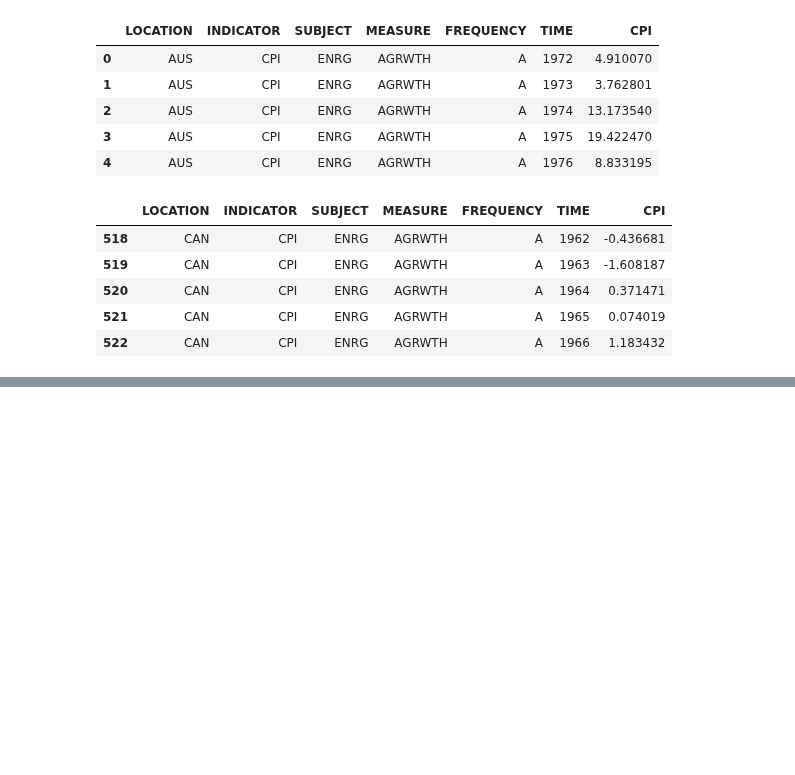
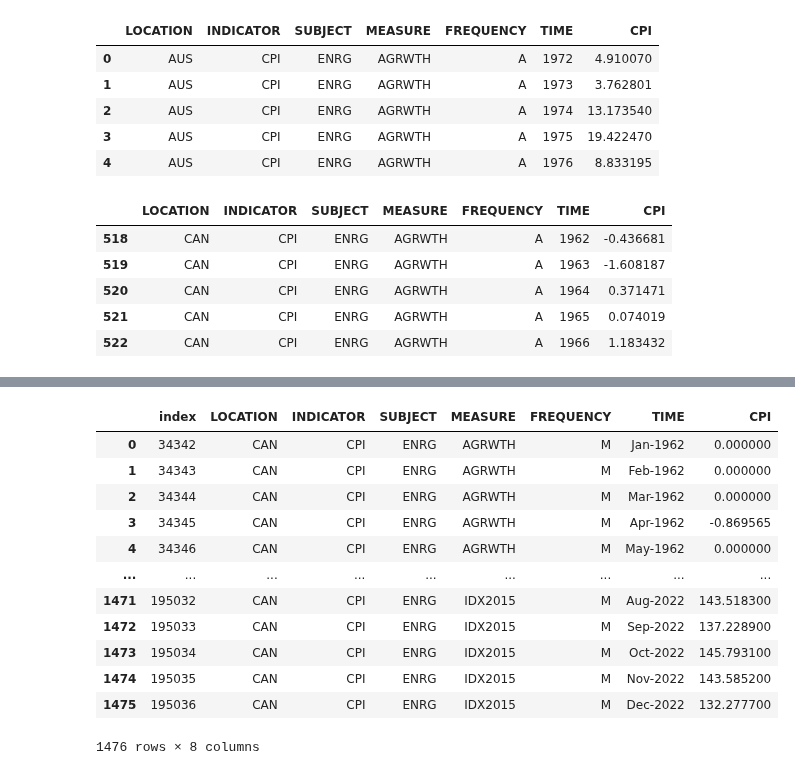
Before and after one commit to ubco-W2022T2-data301/project-group-group19, a Jupyter notebook: analysis/analysis2.ipynb, the cells around one changed output, grey strips where cells are left out. Cells and saved outputs as stored; diff of their text form; code cells hidden in the pictures; blank space fills up the shorter version.

```diff
--- a/analysis/analysis2.ipynb
+++ b/analysis/analysis2.ipynb
@@ -130,0 +184,17 @@ inlaftion_rate_plot = sns.lineplot(dat2drop, y='CPI',x='TIME')
+# %%
+df_g1["TIME"] = convertDateTime(df_g1["TIME"])
+df_g1
+# %% [output]
+|  | index | LOCATION | INDICATOR | SUBJECT | MEASURE | FREQUENCY | TIME | CPI |
+| 0 | 34342 | CAN | CPI | ENRG | AGRWTH | M | Jan-1962 | 0.000000 |
+| 1 | 34343 | CAN | CPI | ENRG | AGRWTH | M | Feb-1962 | 0.000000 |
+| 2 | 34344 | CAN | CPI | ENRG | AGRWTH | M | Mar-1962 | 0.000000 |
+| 3 | 34345 | CAN | CPI | ENRG | AGRWTH | M | Apr-1962 | -0.869565 |
+| 4 | 34346 | CAN | CPI | ENRG | AGRWTH | M | May-1962 | 0.000000 |
+| ... | ... | ... | ... | ... | ... | ... | ... | ... |
+| 1471 | 195032 | CAN | CPI | ENRG | IDX2015 | M | Aug-2022 | 143.518300 |
+| 1472 | 195033 | CAN | CPI | ENRG | IDX2015 | M | Sep-2022 | 137.228900 |
+| 1473 | 195034 | CAN | CPI | ENRG | IDX2015 | M | Oct-2022 | 145.793100 |
+| 1474 | 195035 | CAN | CPI | ENRG | IDX2015 | M | Nov-2022 | 143.585200 |
+| 1475 | 195036 | CAN | CPI | ENRG | IDX2015 | M | Dec-2022 | 132.277700 |
+1476 rows × 8 columns
```
Also changed, not shown: parts of 11 cells of this notebook.
